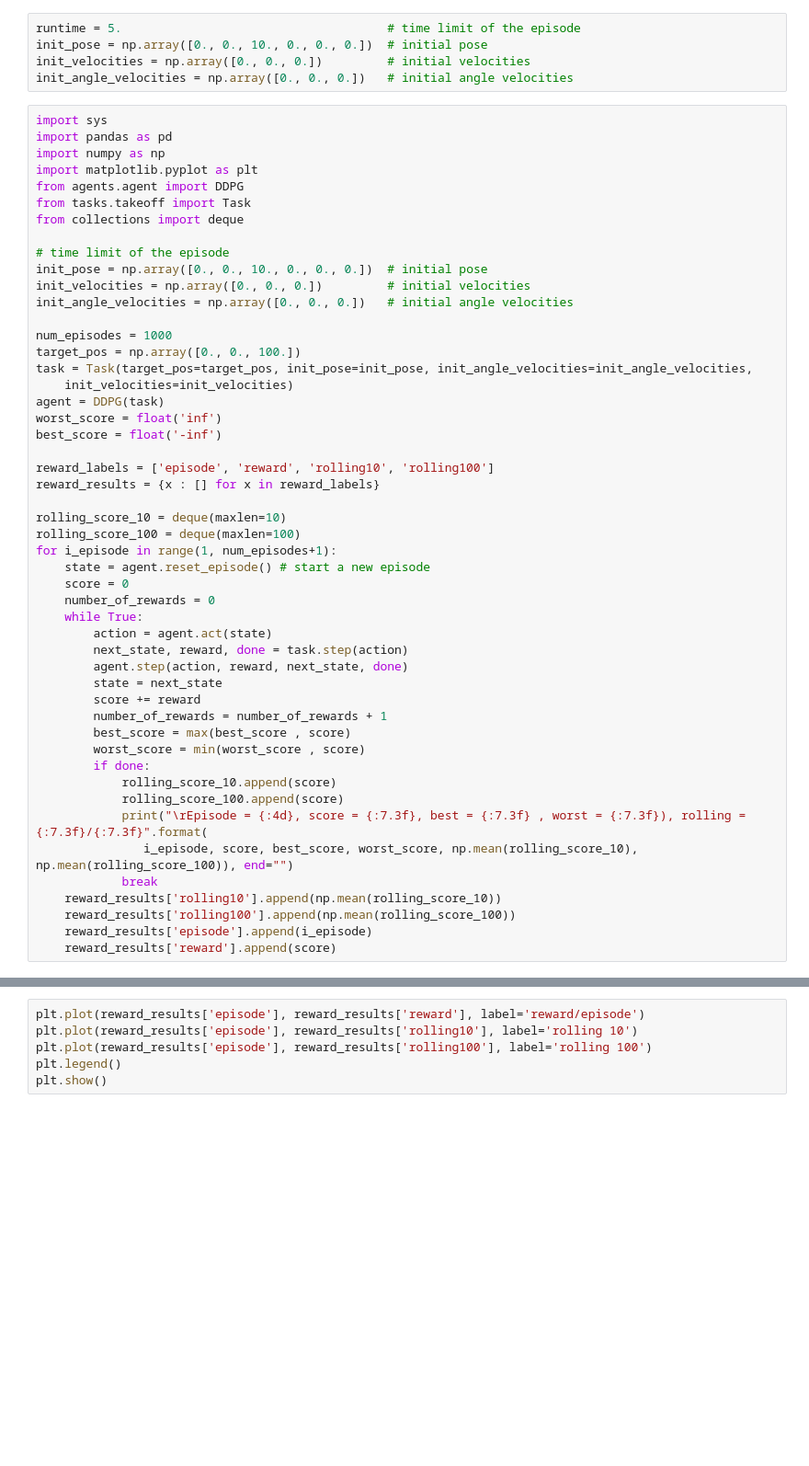
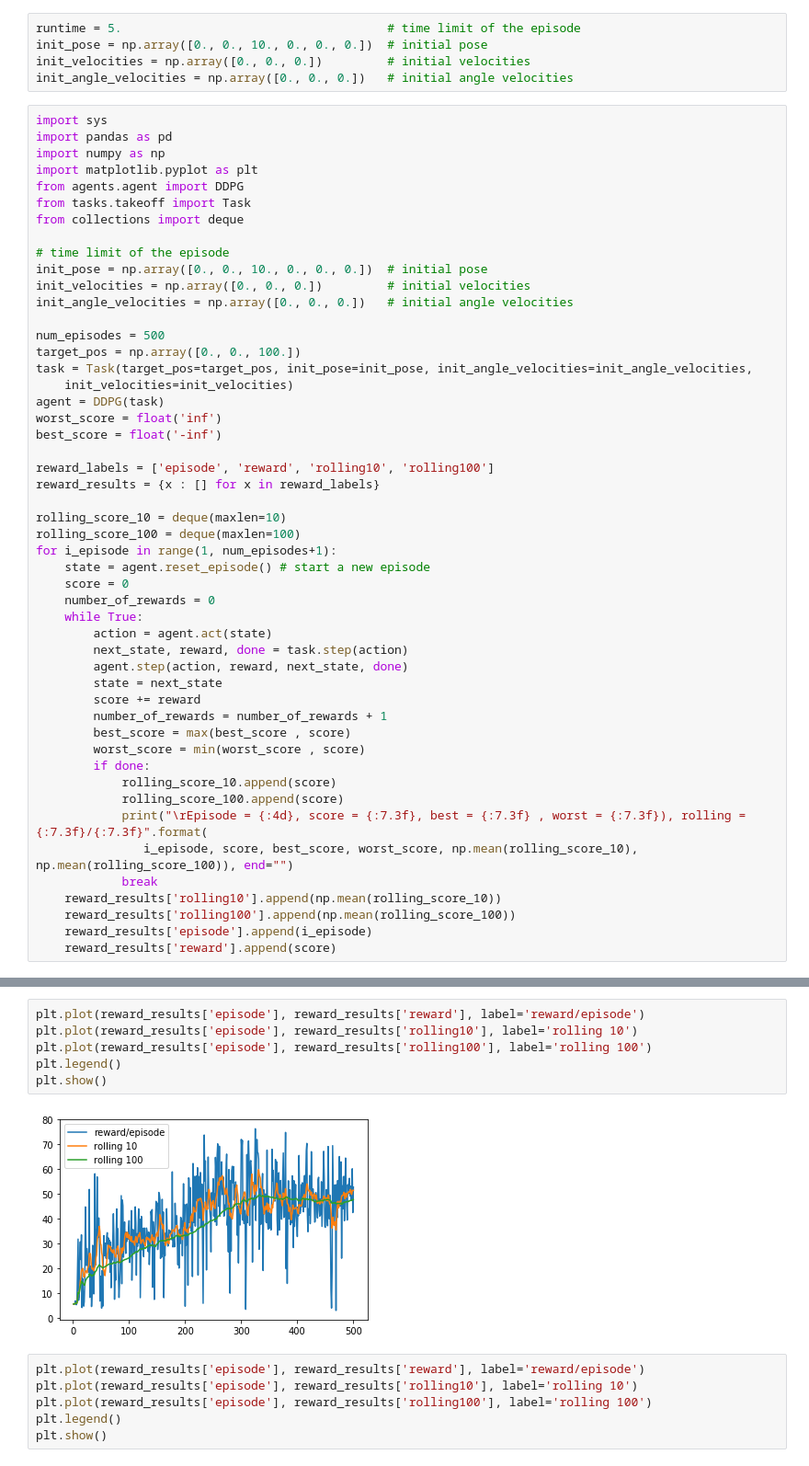
Before and after one commit to huli/mlnd, a Jupyter notebook: rl-quadcopter/Quadcopter_Project.ipynb, the cells around one changed output, grey strips where cells are left out. Shown at 92% size. Cells and saved outputs as stored; diff of their text form; blank space fills up the shorter version.

```diff
--- a/rl-quadcopter/Quadcopter_Project.ipynb
+++ b/rl-quadcopter/Quadcopter_Project.ipynb
@@ -233,7 +233,7 @@ init_pose = np.array([0., 0., 10., 0., 0., 0.])  # initial pose
 init_velocities = np.array([0., 0., 0.])         # initial velocities
 init_angle_velocities = np.array([0., 0., 0.])   # initial angle velocities
 
-num_episodes = 1000
+num_episodes = 500
 target_pos = np.array([0., 0., 100.])
 task = Task(target_pos=target_pos, init_pose=init_pose, init_angle_velocities=init_angle_velocities,
     init_velocities=init_velocities)
@@ -275,3 +275,11 @@ Episode = 1000, score =  35.695, best =  41.340 , worst =   0.266), rolling =  3
+# %%
+plt.plot(reward_results['episode'], reward_results['reward'], label='reward/episode')
+plt.plot(reward_results['episode'], reward_results['rolling10'], label='rolling 10')
+plt.plot(reward_results['episode'], reward_results['rolling100'], label='rolling 100')
+plt.legend()
+plt.show()
+# %% [output]
+[figure, added]
 # %%
 plt.plot(reward_results['episode'], reward_results['reward'], label='reward/episode')
 plt.plot(reward_results['episode'], reward_results['rolling10'], label='rolling 10')
```
Also changed, not shown: parts of 4 cells of this notebook, 1 other file.
